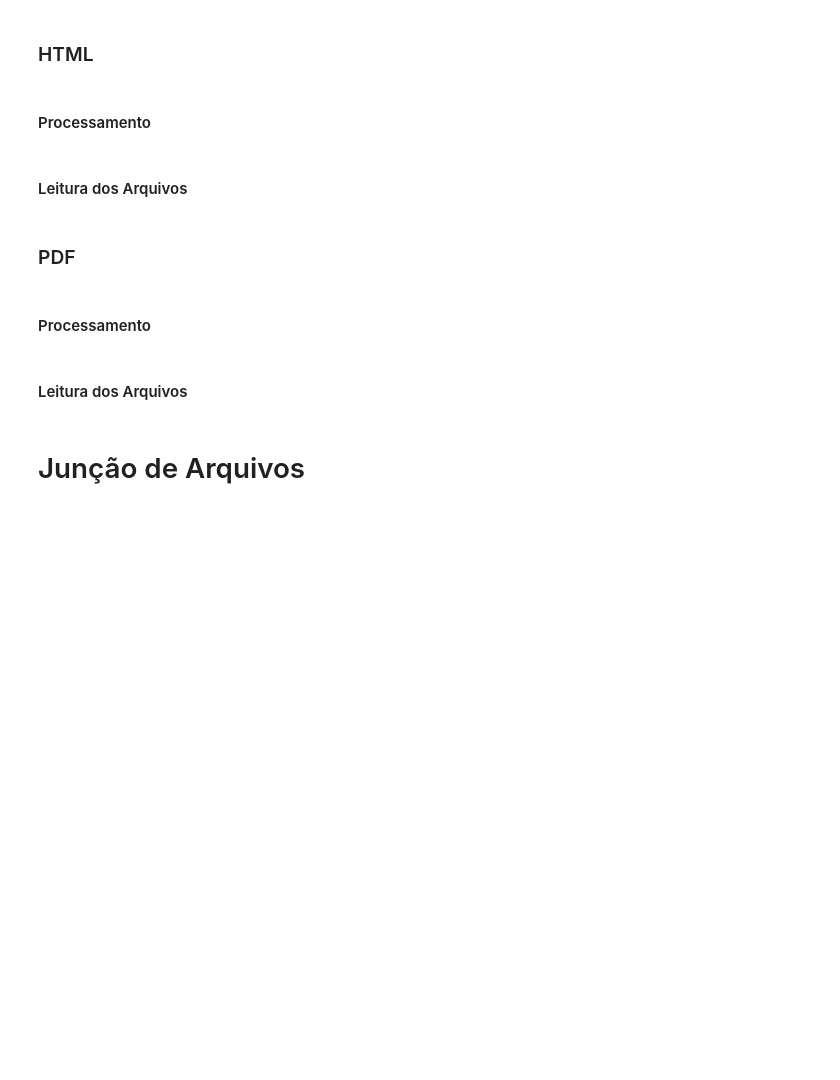
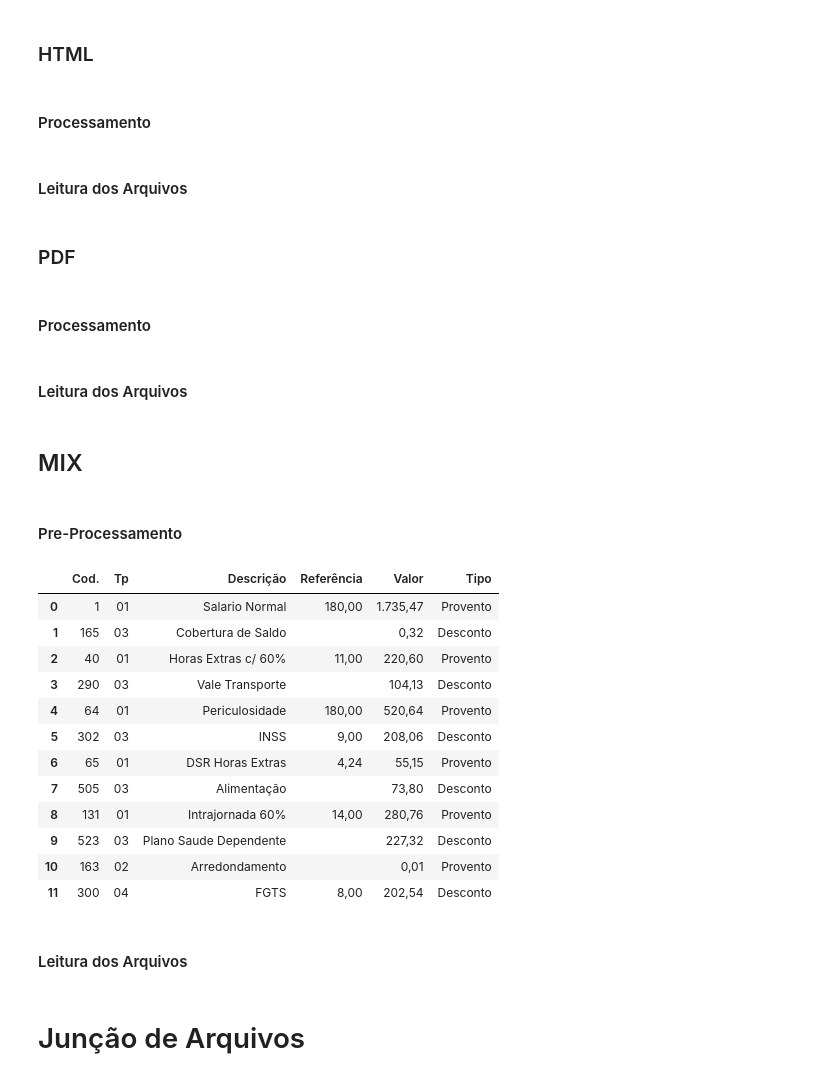
Before and after one commit to LuizGusQueiroz/Automacoes, a Jupyter notebook: Folhas_de_Pagamento/FolhasPagamento.ipynb, the cells around one changed output. Saved outputs shown, nothing was run; the diff lists cells and outputs as text; code cells hidden in the pictures; blank space fills up the shorter version.

Commit message:
Iniciada Leitura MIX

```diff
--- a/Folhas_de_Pagamento/FolhasPagamento.ipynb
+++ b/Folhas_de_Pagamento/FolhasPagamento.ipynb
@@ -868,7 +1029,7 @@ def ajusta_lotacaoes(folha:str) -> pd.DataFrame:
 # %%
 folha = pd.DataFrame()
 
-files = [file for file in os.listdir() if 'Recibo' in file]
+files = [file for file in os.listdir() if '.xls' in file and 'Tabela' not in file]
 
 for file in tqdm_notebook(files):
   folha_temp = get_registros_from_xlsx_solucao(file)
@@ -876,6 +1037,6 @@ for file in tqdm_notebook(files):
 
 folha = ajusta_lotacaoes(folha)
 folha = padroniza(folha)
-folha.to_excel('Folha_GRUPO_SINGULAR.xlsx', index=False)
+folha.to_excel('Folha_SUPORTE_LOCACAO.xlsx', index=False)
 # %% [markdown]
 ## FOLK
@@ -1271,7 +1439,14 @@ def padroniza_folk(folha:pd.DataFrame) -> pd.DataFrame:
 #### Processamento
 # %%
 def get_registros_from_html_folk(path:str) -> pd.DataFrame:
-
+  '''
+  Funciona para folhas de pagamento de empresas do grupo FOLK.
+  Retorna um DataFrame contendo todos os registros da folha de pagamento que está no diretório
+  passado no parãmetro 'path'. Sendo um registro uma linha contendo os seguintes campos:
+  'Competência', 'Empregador', 'CNPJ do Empregador', 'Código do Empregador', 'Nome do Empregado', 'Cargo',
+  'Admissão', 'Lotação', 'Codigo do Evento', 'Descrição do Evento', 'Total do Provento', 'Total do Desconto'.
+  Haverá um registro para cada evento em sua Folha de pagamento.
+  '''
   df = pd.read_excel(path).fillna('')
   arq = df['Unnamed: 0'].to_list()
 
@@ -1358,7 +1533,14 @@ folha.to_excel('folha_FOLK_112023.xlsx', index=False)
 #### Processamento
 # %%
 def get_registros_from_pdf_folk(path:str) -> pd.DataFrame:
-
+  '''
+  Funciona para folhas de pagamento de empresas do grupo FOLK.
+  Retorna um DataFrame contendo todos os registros da folha de pagamento que está no diretório
+  passado no parãmetro 'path'. Sendo um registro uma linha contendo os seguintes campos:
+  'Competência', 'Empregador', 'CNPJ do Empregador', 'Código do Empregador', 'Nome do Empregado', 'Cargo',
+  'Admissão', 'Lotação', 'Codigo do Evento', 'Descrição do Evento', 'Total do Provento', 'Total do Desconto'.
+  Haverá um registro para cada evento em sua Folha de pagamento.
+  '''
   df = pd.read_excel(path).fillna('')
   arq = df['Unnamed: 0'].to_list()
 
@@ -1441,0 +1620,14 @@ folha.to_excel('folha_KIENEN_112023.xlsx', index=False)
+# %%
+files = [file for file in os.listdir() if '.xlsx' in file]
+
+folha = pd.DataFrame()
+
+for file in tqdm_notebook(files):
+  folha_temp = get_registros_from_pdf_folk(file)
+  folha = pd.concat([folha, folha_temp])
+
+folha.to_excel('Folha_FOLK.xlsx', index=False)
+# %% [markdown]
+## MIX
+# %% [markdown]
+#### Pre-Processamento
@@ -1442,3 +1679,21 @@ folha.to_excel('folha_KIENEN_112023.xlsx', index=False)
+# %%
+get_registros_from_mix('mix 11.HTML')
+# %% [output]
+|  | Cod. | Tp | Descrição | Referência | Valor | Tipo |
+| 0 | 1 | 01 | Salario Normal | 180,00 | 1.735,47 | Provento |
+| 1 | 165 | 03 | Cobertura de Saldo |  | 0,32 | Desconto |
+| 2 | 40 | 01 | Horas Extras c/ 60% | 11,00 | 220,60 | Provento |
+| 3 | 290 | 03 | Vale Transporte |  | 104,13 | Desconto |
+| 4 | 64 | 01 | Periculosidade | 180,00 | 520,64 | Provento |
+| 5 | 302 | 03 | INSS | 9,00 | 208,06 | Desconto |
+| 6 | 65 | 01 | DSR Horas Extras | 4,24 | 55,15 | Provento |
+| 7 | 505 | 03 | Alimentação |  | 73,80 | Desconto |
+| 8 | 131 | 01 | Intrajornada 60% | 14,00 | 280,76 | Provento |
+| 9 | 523 | 03 | Plano Saude Dependente |  | 227,32 | Desconto |
+| 10 | 163 | 02 | Arredondamento |  | 0,01 | Provento |
+| 11 | 300 | 04 | FGTS | 8,00 | 202,54 | Desconto |
+# %% [markdown]
+#### Leitura dos Arquivos
 # %% [markdown]
 # Junção de Arquivos
 # %%
```
Also changed, not shown: parts of 28 cells of this notebook.
